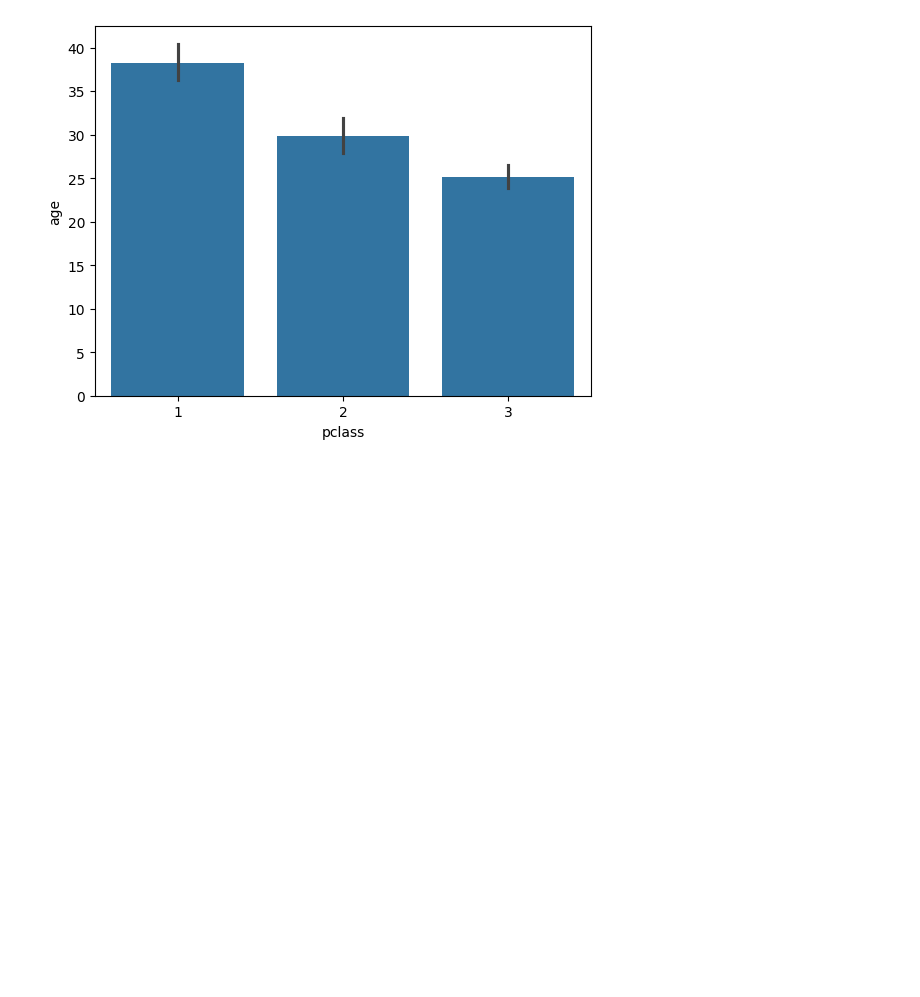
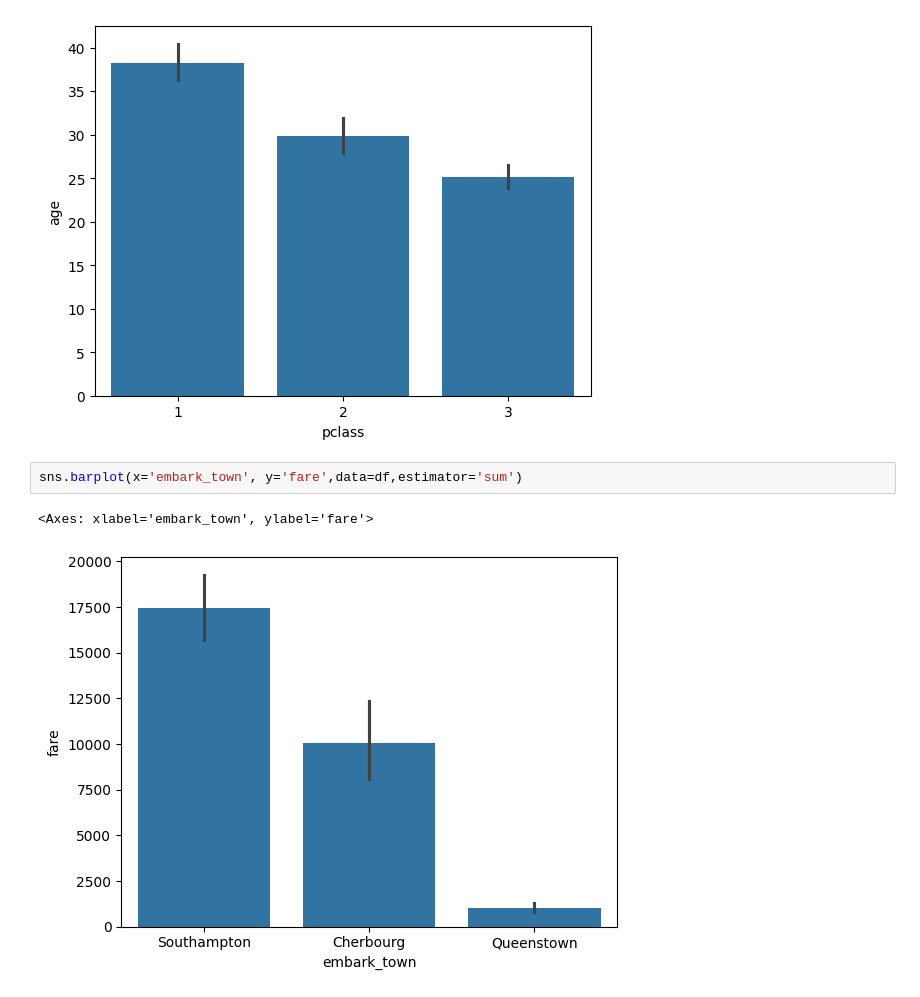
Before and after one commit to Bikash61/Daily-task, a Jupyter notebook: 05 DATA VISULIZATION/bivariate analysis (Numerical - Categorical).ipynb, the cells around one changed output. Cells and saved outputs as stored; diff of their text form; blank space fills up the shorter version.

```diff
--- a/05 DATA VISULIZATION/bivariate analysis (Numerical - Categorical).ipynb
+++ b/05 DATA VISULIZATION/bivariate analysis (Numerical - Categorical).ipynb
@@ -17,3 +17,8 @@ sns.barplot(x='pclass',y='age',data = df)
 # %% [output]
 <Axes: xlabel='pclass', ylabel='age'>
 [figure]
+# %%
+sns.barplot(x='embark_town', y='fare',data=df,estimator='sum')
+# %% [output]
+<Axes: xlabel='embark_town', ylabel='fare'>
+[figure, added]
```
Also changed, not shown: parts of 7 cells of this notebook.
